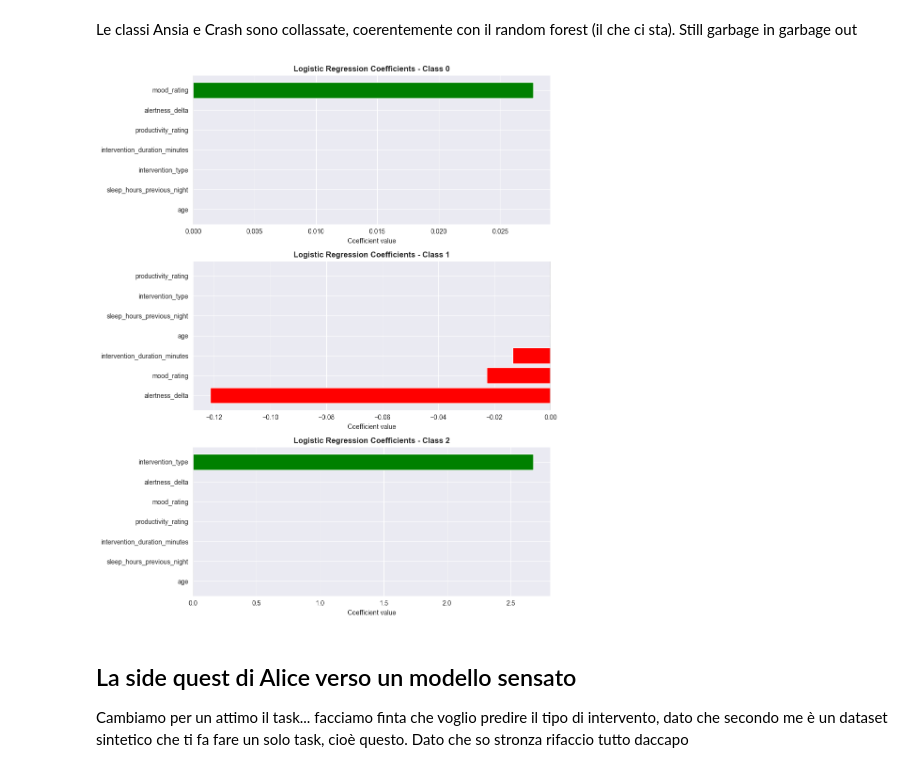
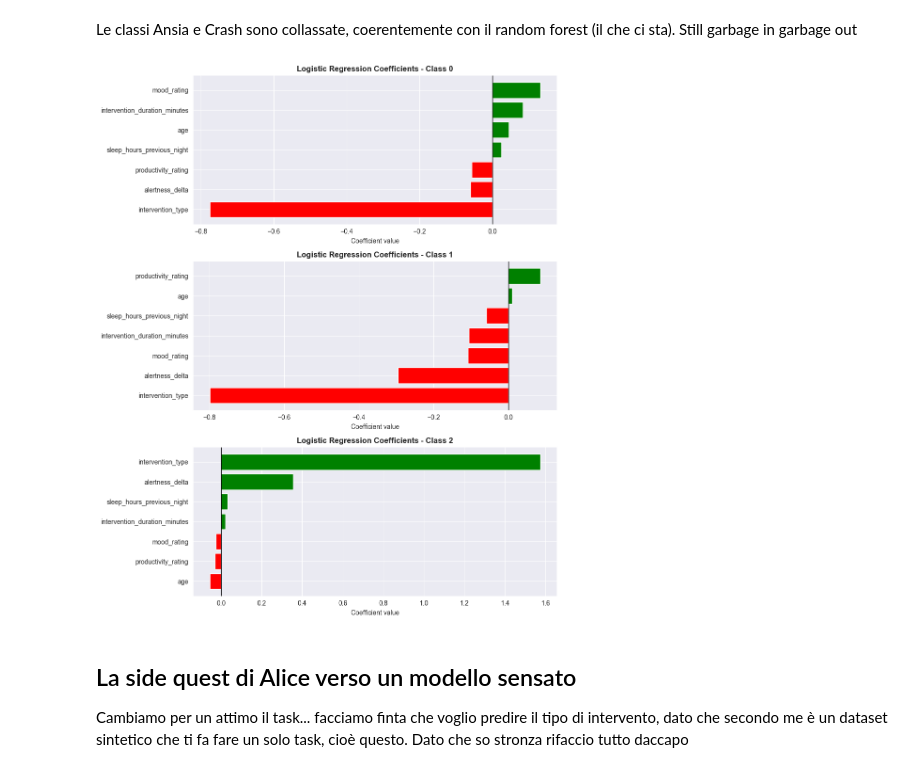
Before and after one commit to Grimino27/PDAI_Project, a Jupyter notebook: scripts/LogisticRegressor.ipynb, the cells around one changed output. Drawn from its saved outputs; the diff is of its cells as text; code cells hidden in the pictures.

```diff
--- a/scripts/LogisticRegressor.ipynb
+++ b/scripts/LogisticRegressor.ipynb
@@ -274,43 +233,43 @@ import pandas as pd
 import matplotlib.pyplot as plt
 
 # prendo il modello migliore dal GridSearch
-best_model = logistic_regressor.best_estimator_.named_steps['model']
+best_model = grid.best_estimator_
 
-# feature names (IMPORTANT: usa X_train_raw, non scaled)
+# estraggo il nome delle features
 feature_names = X_train_raw.columns
 
-# coefficienti del modello (multiclasse: shape = n_classes x n_features)
+# e coefficienti del modello
 coefs = best_model.coef_
 
-# class labels
+# e le labels
 classes = best_model.classes_
 
 # =========================
 # PLOT POS/NEG PER CLASSE
 # =========================
 
 fig, axes = plt.subplots(len(classes), 1, figsize=(10, 4 * len(classes)))
 
 if len(classes) == 1:
     axes = [axes]
 
 for i, cls in enumerate(classes):
     coef_df = pd.DataFrame({
         "feature": feature_names,
         "coef": coefs[i]
     }).sort_values("coef")
 
     colors = coef_df["coef"].apply(lambda x: "green" if x > 0 else "red")
 
     axes[i].barh(coef_df["feature"], coef_df["coef"], color=colors)
     axes[i].axvline(0, color="black", linewidth=1)
     axes[i].set_title(f"Logistic Regression Coefficients - Class {cls}", fontweight="bold")
     axes[i].set_xlabel("Coefficient value")
 
 plt.tight_layout()
 plt.show()
 # %% [output]
-[figure, old version]
+[figure, new version]
 # %% [markdown]
 ## La side quest di Alice verso un modello sensato
 
```
Also changed, not shown: parts of 10 cells of this notebook, 1 other file.
